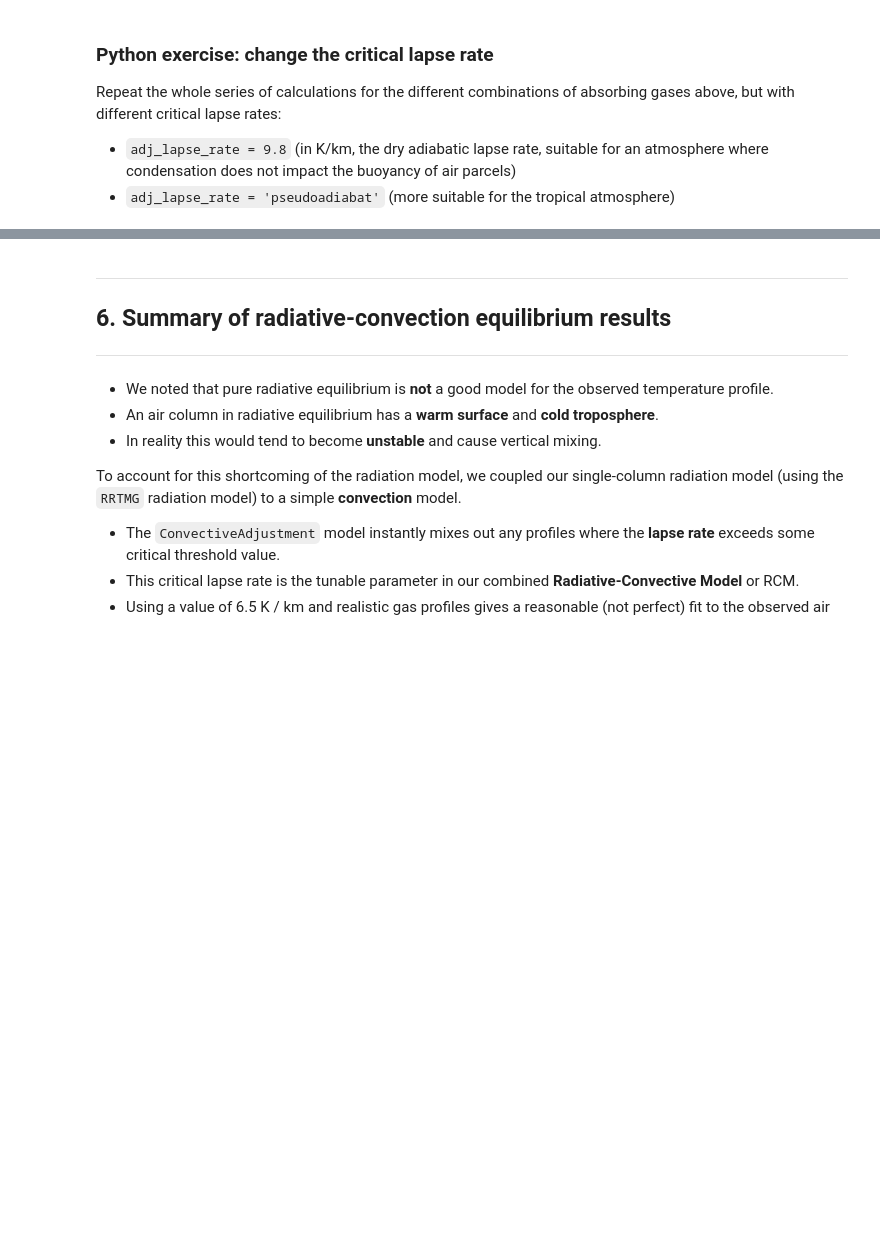
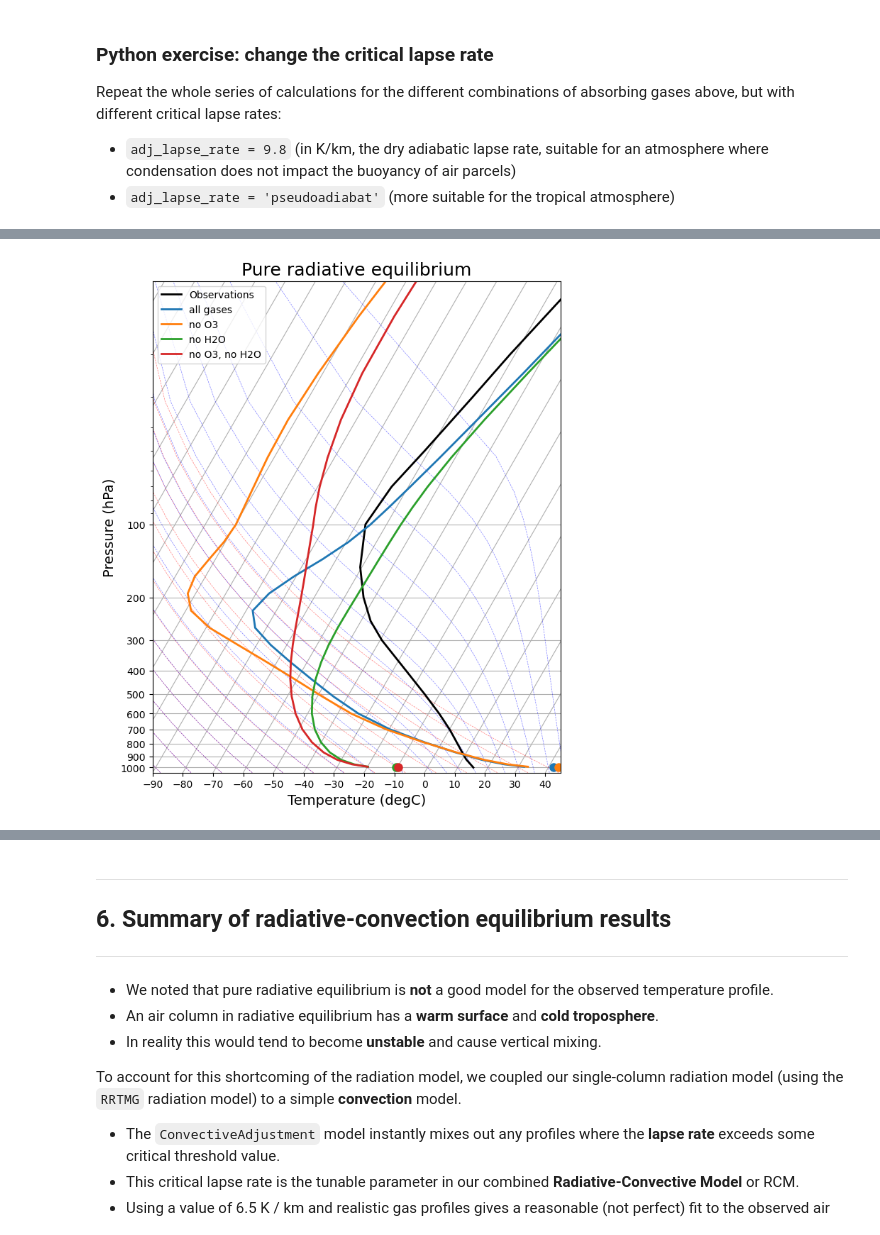
Before and after one commit to helgehr/ClimateLaboratoryBook, a Jupyter notebook: courseware/rce.ipynb, the cells around one changed output, grey strips where cells are left out. Drawn from its saved outputs; the diff is of its cells as text; code cells hidden in the pictures; blank space fills up the shorter version.

```diff
--- a/courseware/rce.ipynb
+++ b/courseware/rce.ipynb
@@ -407,0 +513,7 @@ Repeat the whole series of calculations for the different combinations of absorb
+# %%
+skew = make_skewT()
+for model in rad_models:
+    add_profile(skew, model)
+skew.ax.set_title('Pure radiative equilibrium', fontsize=18);
+# %% [output]
+[figure, added]
```
Also changed, not shown: parts of 11 cells of this notebook, 5 other files.
